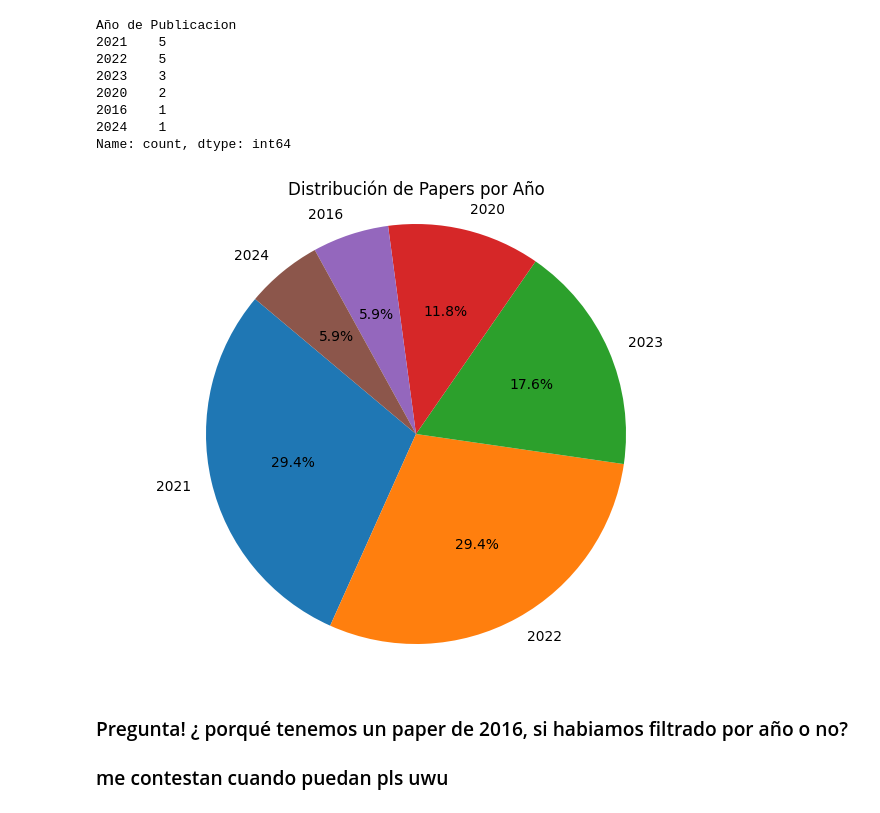
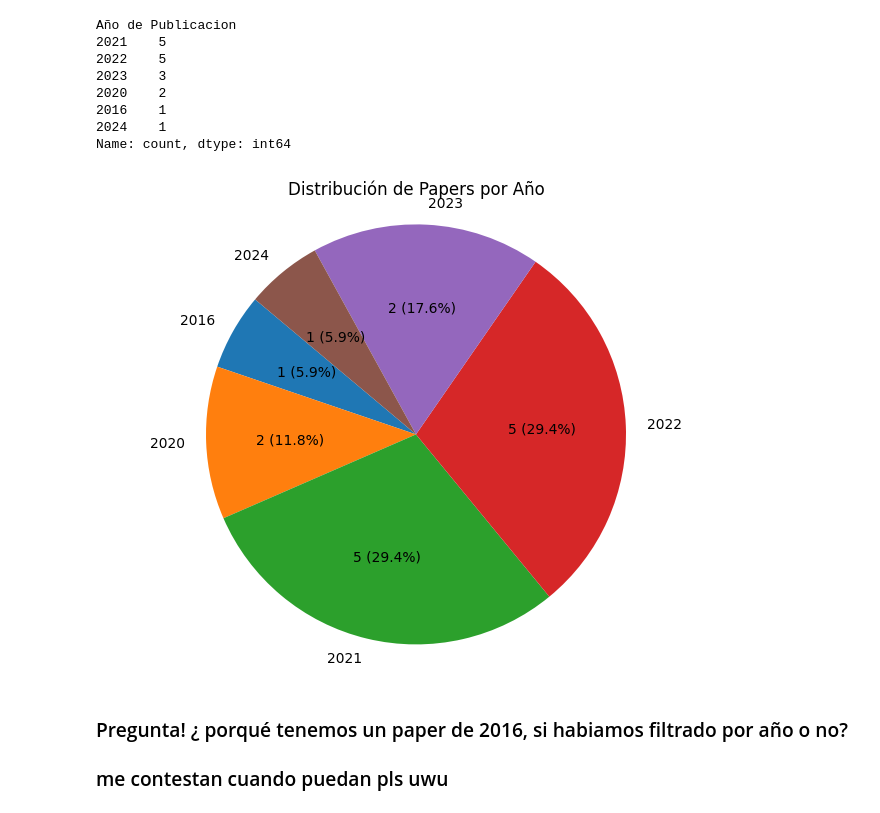
Before and after one commit to BnjmStd/PythonBnjmn, a Jupyter notebook: recognitionEmotion/searchs/analisisPaper/stats.ipynb, the cells around one changed output. Saved outputs shown, nothing was run; the diff lists cells and outputs as text; code cells hidden in the pictures.

```diff
--- a/recognitionEmotion/searchs/analisisPaper/stats.ipynb
+++ b/recognitionEmotion/searchs/analisisPaper/stats.ipynb
@@ -162,14 +171,23 @@ Año de Publicacion
 2024    1
 Name: count, dtype: int64
 # %%
+# Ordenar los papers por año
+papersPorAno_sorted = papersPorAno.sort_index()
+
+# Crear una función para mostrar tanto el número de papers como el porcentaje dentro del gráfico
+def func(pct, allvals):
+    absolute = int(pct/100. * sum(allvals))
+    return f'{absolute} ({pct:.1f}%)'
+
 # Crear el gráfico de torta
 plt.figure(figsize=(8, 6))
-plt.pie(papersPorAno, labels=papersPorAno.keys(), autopct='%1.1f%%', startangle=140)
+plt.pie(papersPorAno_sorted, labels=papersPorAno_sorted.index,
+        autopct=lambda pct: func(pct, papersPorAno_sorted), startangle=140)
 plt.title('Distribución de Papers por Año')
-plt.axis('equal')
+plt.axis('equal')  # Asegura que el gráfico sea un círculo
 plt.show()
 # %% [output]
-[figure, old version]
+[figure, new version]
 # %% [markdown]
 ### Pregunta! ¿ porqué tenemos un paper de 2016, si habiamos filtrado por año o no?
 ### me contestan cuando puedan pls uwu
```
Also changed, not shown: parts of 3 cells of this notebook.
